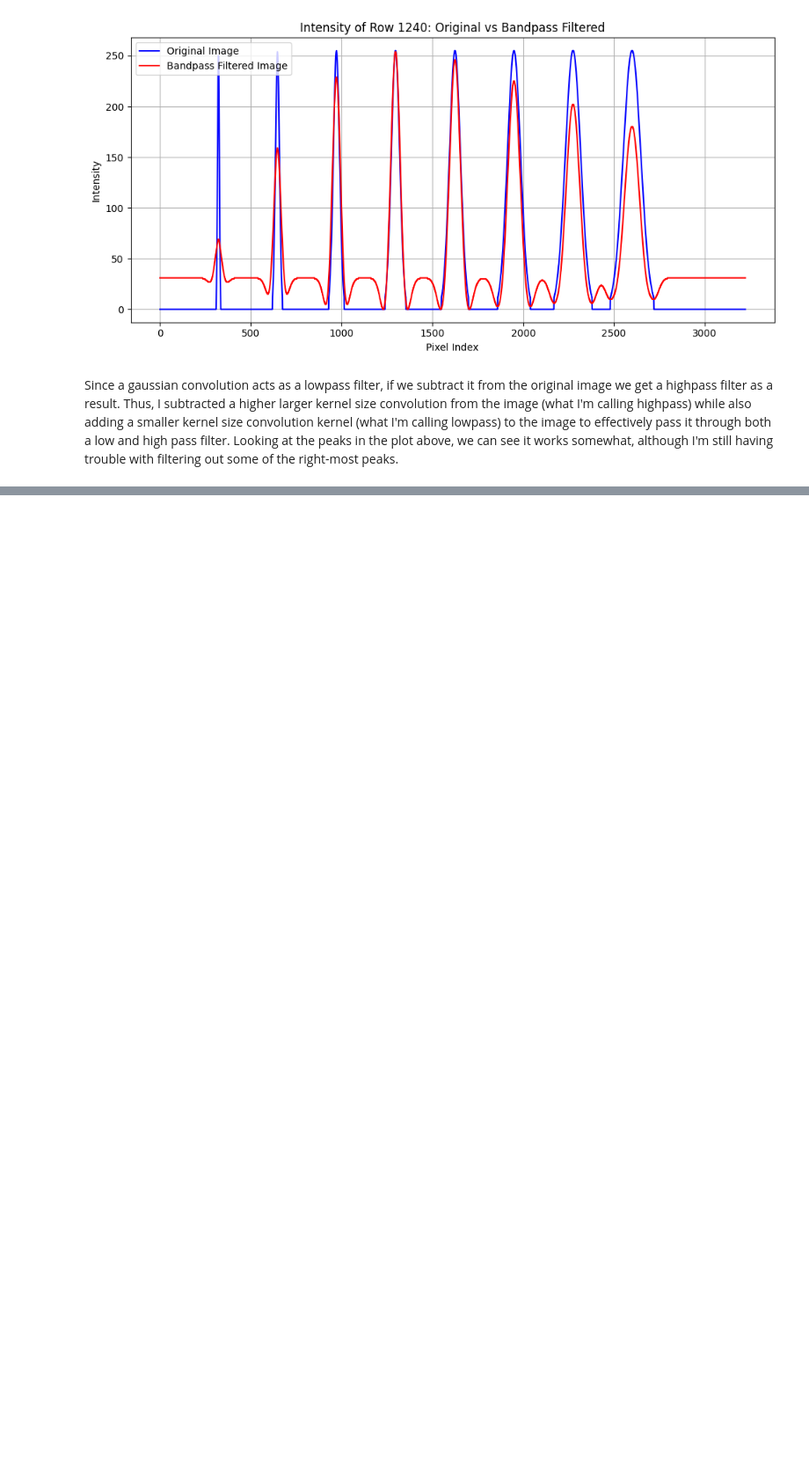
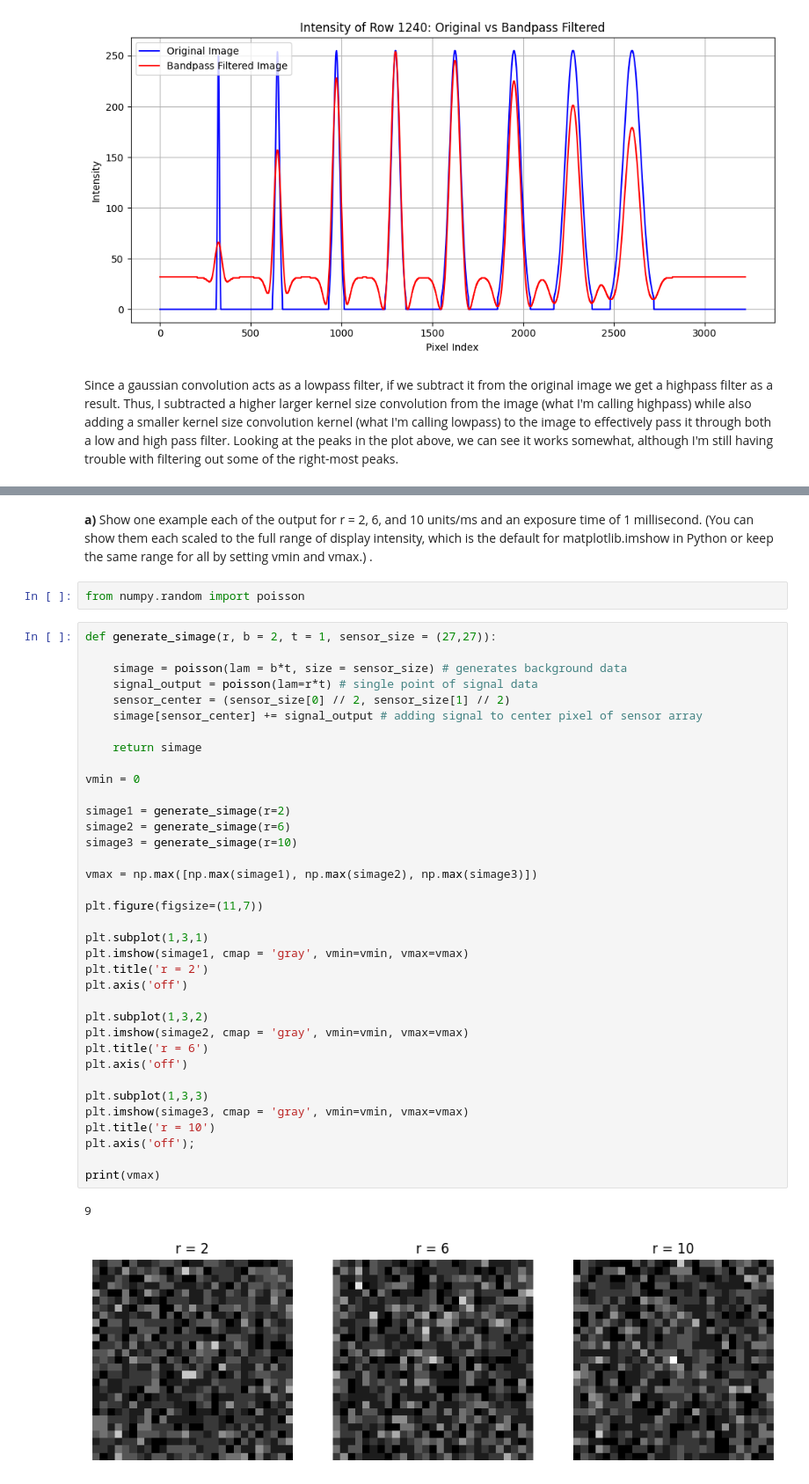
Before and after one commit to apdill/ImageAnalysis, a Jupyter notebook: HW3/HW3_AD.ipynb, the cells around one changed output, grey strips where cells are left out. Shown at 88% size. Cells and saved outputs as stored; diff of their text form; blank space fills up the shorter version.

```diff
--- a/HW3/HW3_AD.ipynb
+++ b/HW3/HW3_AD.ipynb
@@ -381,0 +393,46 @@ Since a gaussian convolution acts as a lowpass filter, if we subtract it from th
+# %% [markdown]
+**a)** Show  one  example  each  of  the  output  for  r  =  2,  6,  and  10  units/ms  and  an  exposure
+time  of  1  millisecond.  (You  can  show  them  each  scaled  to  the  full  range  of  display  intensity,
+which is the default for matplotlib.imshow in Python or keep the same range for all by setting
+vmin and vmax.) .
+# %%
+from numpy.random import poisson
+# %%
+def generate_simage(r, b = 2, t = 1, sensor_size = (27,27)):
+
+    simage = poisson(lam = b*t, size = sensor_size) # generates background data
+    signal_output = poisson(lam=r*t) # single point of signal data
+    sensor_center = (sensor_size[0] // 2, sensor_size[1] // 2)
+    simage[sensor_center] += signal_output # adding signal to center pixel of sensor array
+
+    return simage
+
+vmin = 0
+
+simage1 = generate_simage(r=2)
+simage2 = generate_simage(r=6)
+simage3 = generate_simage(r=10)
+
+vmax = np.max([np.max(simage1), np.max(simage2), np.max(simage3)])
+
+plt.figure(figsize=(11,7))
+
+plt.subplot(1,3,1)
+plt.imshow(simage1, cmap = 'gray', vmin=vmin, vmax=vmax)
+plt.title('r = 2')
+plt.axis('off')
+
+plt.subplot(1,3,2)
+plt.imshow(simage2, cmap = 'gray', vmin=vmin, vmax=vmax)
+plt.title('r = 6')
+plt.axis('off')
+
+plt.subplot(1,3,3)
+plt.imshow(simage3, cmap = 'gray', vmin=vmin, vmax=vmax)
+plt.title('r = 10')
+plt.axis('off');
+
+print(vmax)
+# %% [output]
+9
+[figure, added]
```
Also changed, not shown: parts of 8 cells of this notebook.
